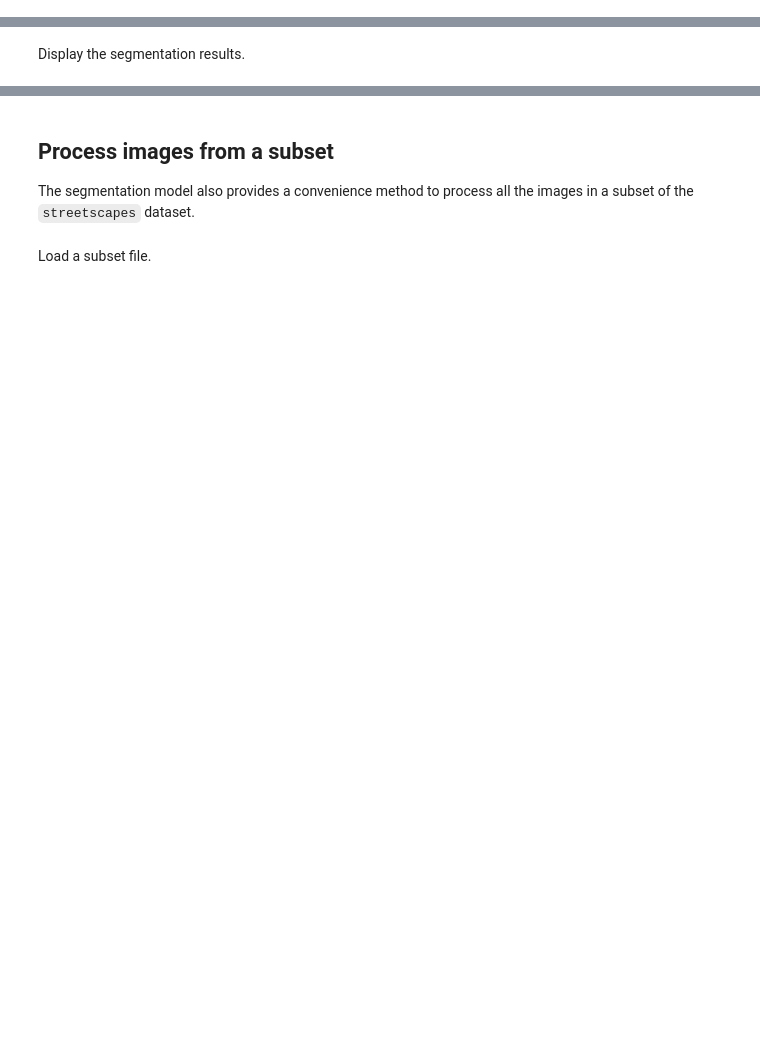
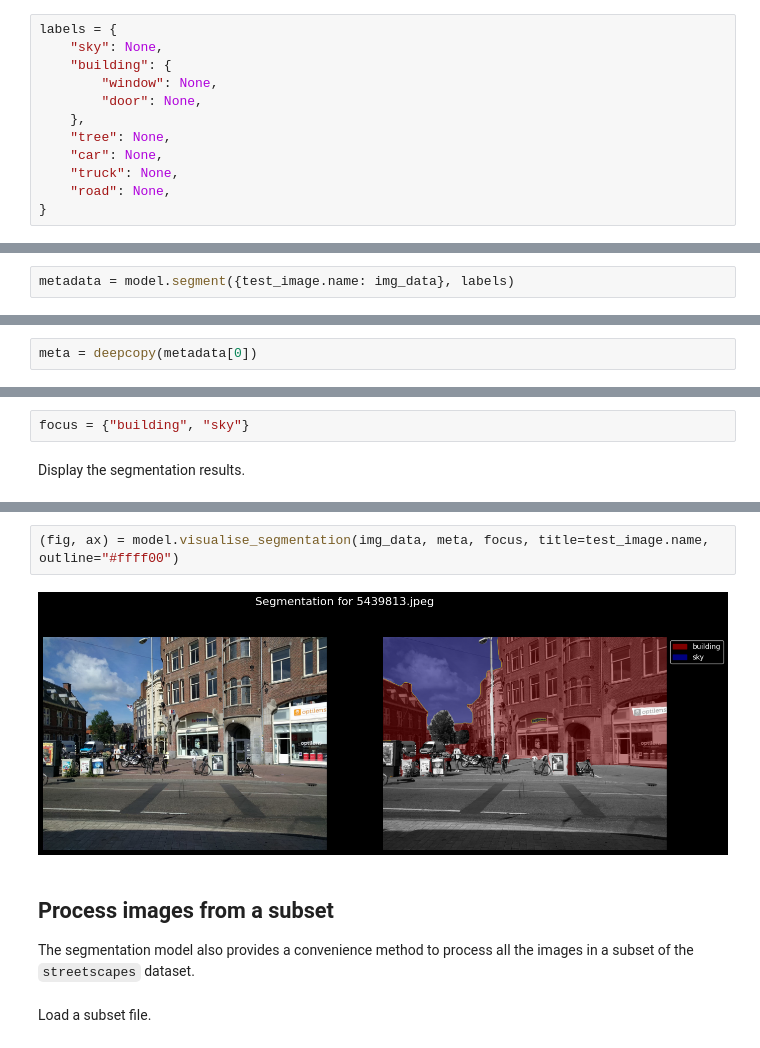
Before and after one commit to Urban-M4/streetscapes, a Jupyter notebook: docs/docs/examples/segmentation/maskformer.ipynb, the cells around one changed output, grey strips where cells are left out. Drawn from its saved outputs; the diff is of its cells as text; blank space fills up the shorter version.

```diff
--- a/docs/docs/examples/segmentation/maskformer.ipynb
+++ b/docs/docs/examples/segmentation/maskformer.ipynb
@@ -42,2 +48,14 @@ test_image = images[0].name
+# %%
+labels = {
+    "sky": None,
+    "building": {
+        "window": None,
+        "door": None,
+    },
+    "tree": None,
+    "car": None,
+    "truck": None,
+    "road": None,
+}
 # %% [markdown]
 ## Segment the images
@@ -47,0 +62,2 @@ Streetscapes | 2025-02-10@11:13:26 | Segmenting images...
+# %%
+metadata = model.segment({test_image.name: img_data}, labels)
@@ -89,0 +71,2 @@ pp(stats[test_image]['building'])
+# %%
+meta = deepcopy(metadata[0])
@@ -96,2 +99,4 @@ categories = {"sky", "building", "road", "vegetation", "water", "sidewalk", "per
+# %%
+focus = {"building", "sky"}
 # %% [markdown]
 Display the segmentation results.
@@ -125,3 +123,7 @@ pp(image_stats[test_image]['building'])
+# %%
+(fig, ax) = model.visualise_segmentation(img_data, meta, focus, title=test_image.name, outline="#ffff00")
+# %% [output]
+[figure, added]
 # %% [markdown]
 ## Process images from a subset
 
```
Also changed, not shown: parts of 40 cells of this notebook, 6 other files.
